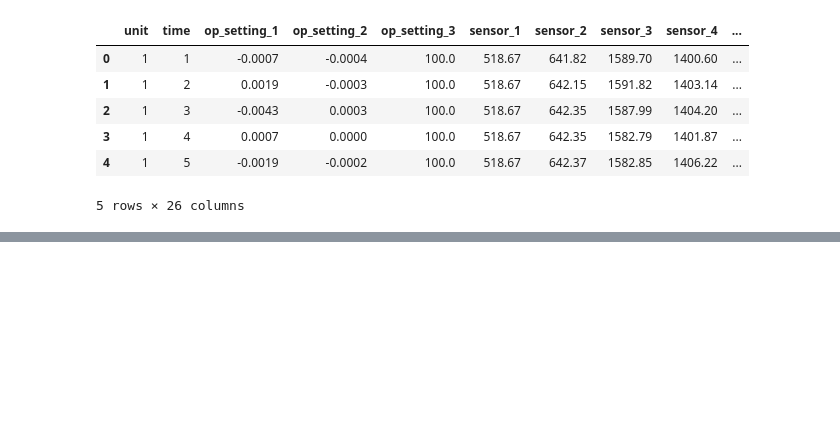
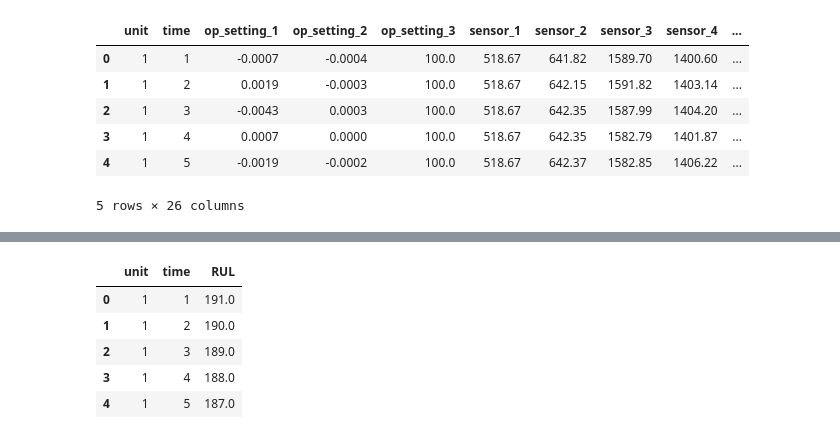
Before and after one commit to vaibhavb2710/factoryguard-ai, a Jupyter notebook: notebooks/01_data_exploration.ipynb, the cells around one changed output, grey strips where cells are left out. Cells and saved outputs as stored; diff of their text form; code cells hidden in the pictures; blank space fills up the shorter version.

```diff
--- a/notebooks/01_data_exploration.ipynb
+++ b/notebooks/01_data_exploration.ipynb
@@ -58,0 +75,14 @@ train_df.head()
+# %%
+train_df["RUL"] = train_df.apply(
+    lambda row: max_cycles[row["unit"]] - row["time"],
+    axis=1
+)
+
+train_df[["unit", "time", "RUL"]].head()
+# %% [output]
+|  | unit | time | RUL |
+| 0 | 1 | 1 | 191.0 |
+| 1 | 1 | 2 | 190.0 |
+| 2 | 1 | 3 | 189.0 |
+| 3 | 1 | 4 | 188.0 |
+| 4 | 1 | 5 | 187.0 |
```
Also changed, not shown: parts of 6 cells of this notebook, 1 other file.
